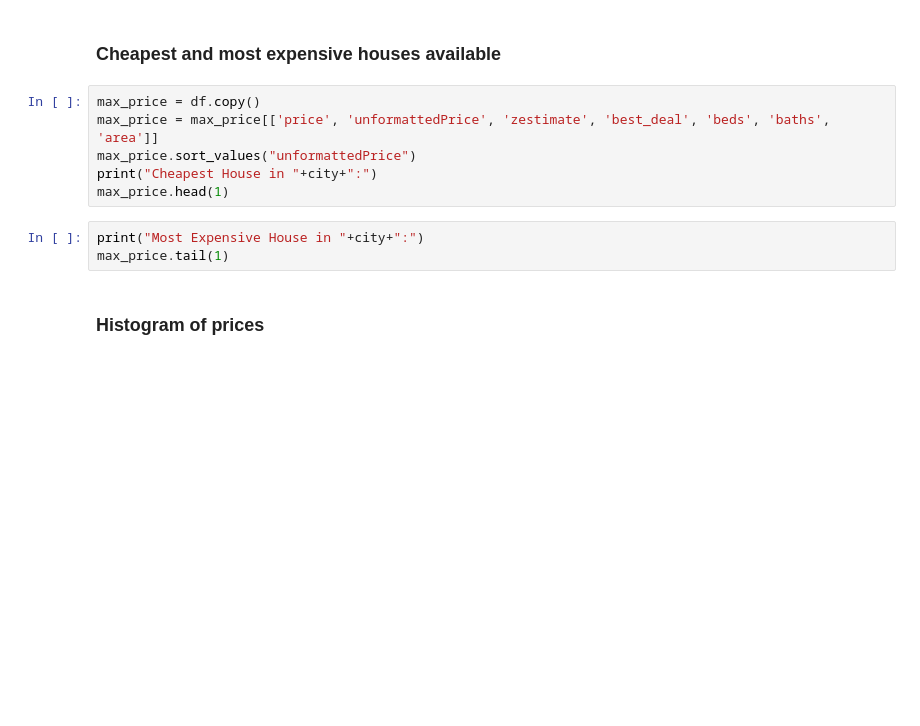
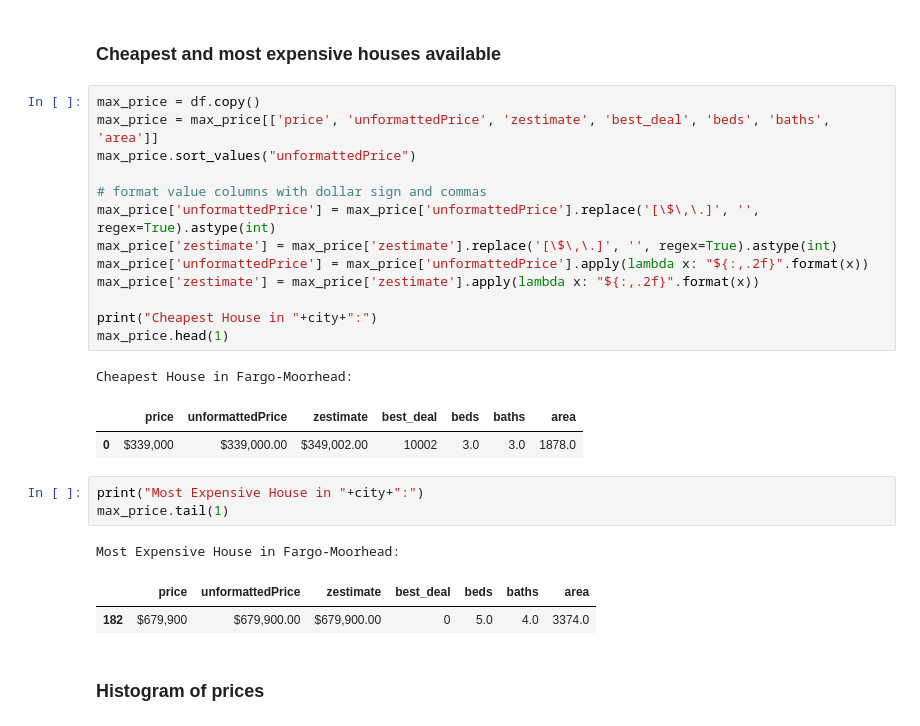
Before and after one commit to Dylanbbenson/Real_Estate_Data_Analysis, a Jupyter notebook: FM_Real_Estate_Analysis.ipynb, the cells around one changed output. Saved outputs shown, nothing was run; the diff lists cells and outputs as text; blank space fills up the shorter version.

```diff
--- a/FM_Real_Estate_Analysis.ipynb
+++ b/FM_Real_Estate_Analysis.ipynb
@@ -154,12 +164,27 @@ home_averages
 # %%
 max_price = df.copy()
 max_price = max_price[['price', 'unformattedPrice', 'zestimate', 'best_deal', 'beds', 'baths', 'area']]
 max_price.sort_values("unformattedPrice")
+
+# format value columns with dollar sign and commas
+max_price['unformattedPrice'] = max_price['unformattedPrice'].replace('[\$\,\.]', '', regex=True).astype(int)
+max_price['zestimate'] = max_price['zestimate'].replace('[\$\,\.]', '', regex=True).astype(int)
+max_price['unformattedPrice'] = max_price['unformattedPrice'].apply(lambda x: "${:,.2f}".format(x))
+max_price['zestimate'] = max_price['zestimate'].apply(lambda x: "${:,.2f}".format(x))
+
 print("Cheapest House in "+city+":")
 max_price.head(1)
+# %% [output]
+Cheapest House in Fargo-Moorhead:
+|  | price | unformattedPrice | zestimate | best_deal | beds | baths | area |
+| 0 | $339,000 | $339,000.00 | $349,002.00 | 10002 | 3.0 | 3.0 | 1878.0 |
 # %%
 print("Most Expensive House in "+city+":")
 max_price.tail(1)
+# %% [output]
+Most Expensive House in Fargo-Moorhead:
+|  | price | unformattedPrice | zestimate | best_deal | beds | baths | area |
+| 182 | $679,900 | $679,900.00 | $679,900.00 | 0 | 5.0 | 4.0 | 3374.0 |
 # %% [markdown]
 ### Histogram of prices
 # %%
```
Also changed, not shown: parts of 24 cells of this notebook, 2 other files.
